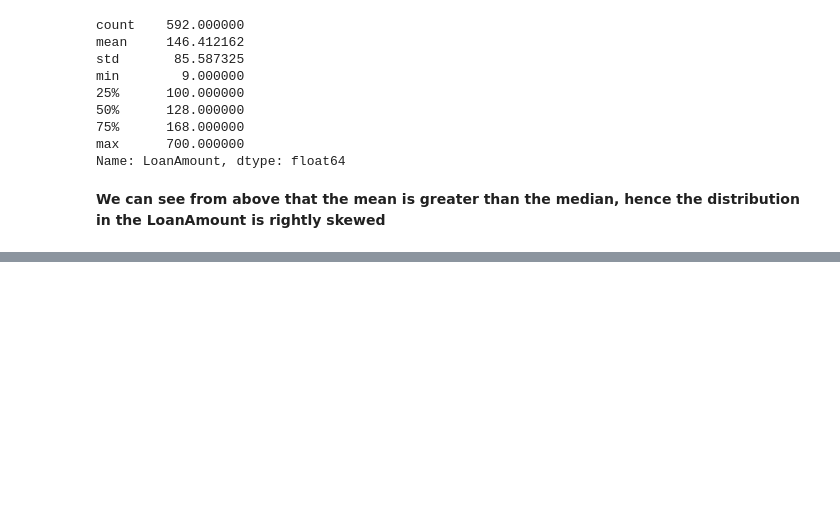
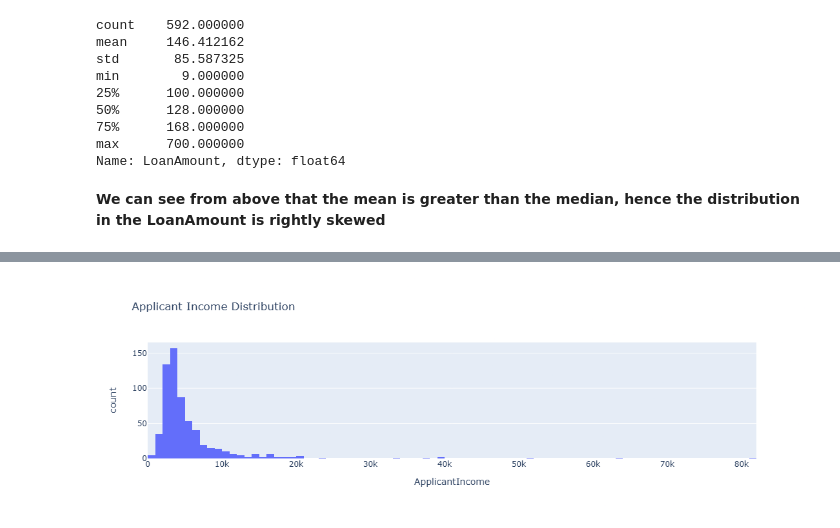
Before and after one commit to techieemike/loan-approval-prediction-system, a Jupyter notebook: notebooks/loan-approval-prediction-system.ipynb, the cells around one changed output, grey strips where cells are left out. Cells and saved outputs as stored; diff of their text form; code cells hidden in the pictures; blank space fills up the shorter version.

```diff
--- a/notebooks/loan-approval-prediction-system.ipynb
+++ b/notebooks/loan-approval-prediction-system.ipynb
@@ -314,0 +384,4 @@ df_train = clean_data(df_train)
+# %%
+visualization.plot_applicant_income_distribution(df_train)
+# %% [output]
+[figure, added]
```
Also changed, not shown: parts of 31 cells of this notebook, 24 other files.
